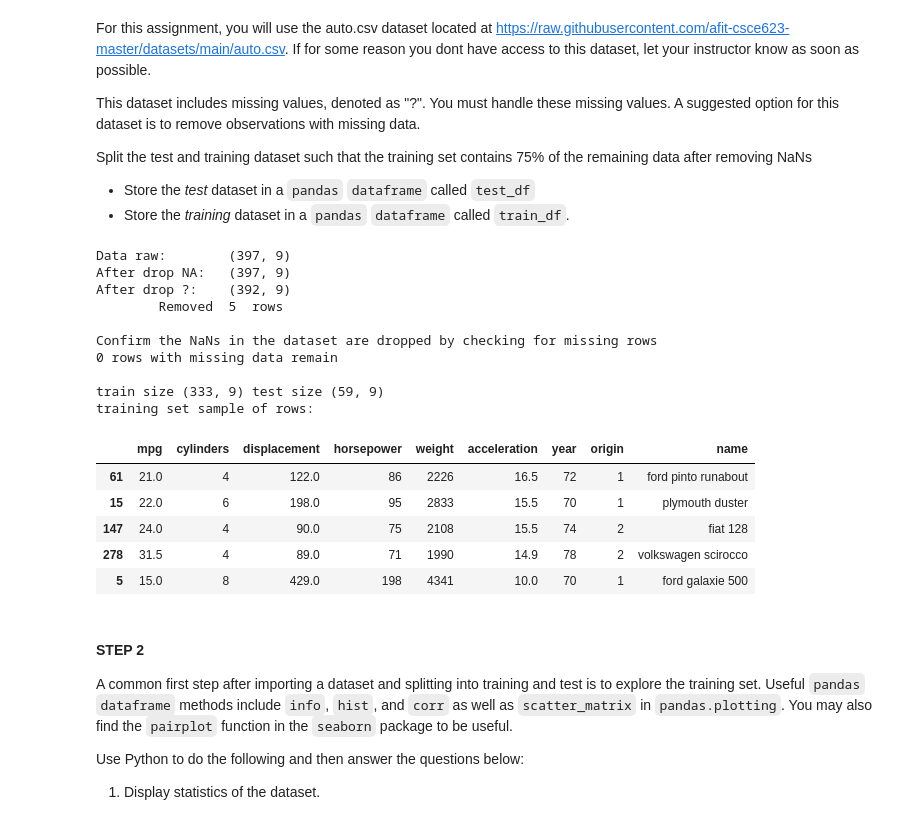
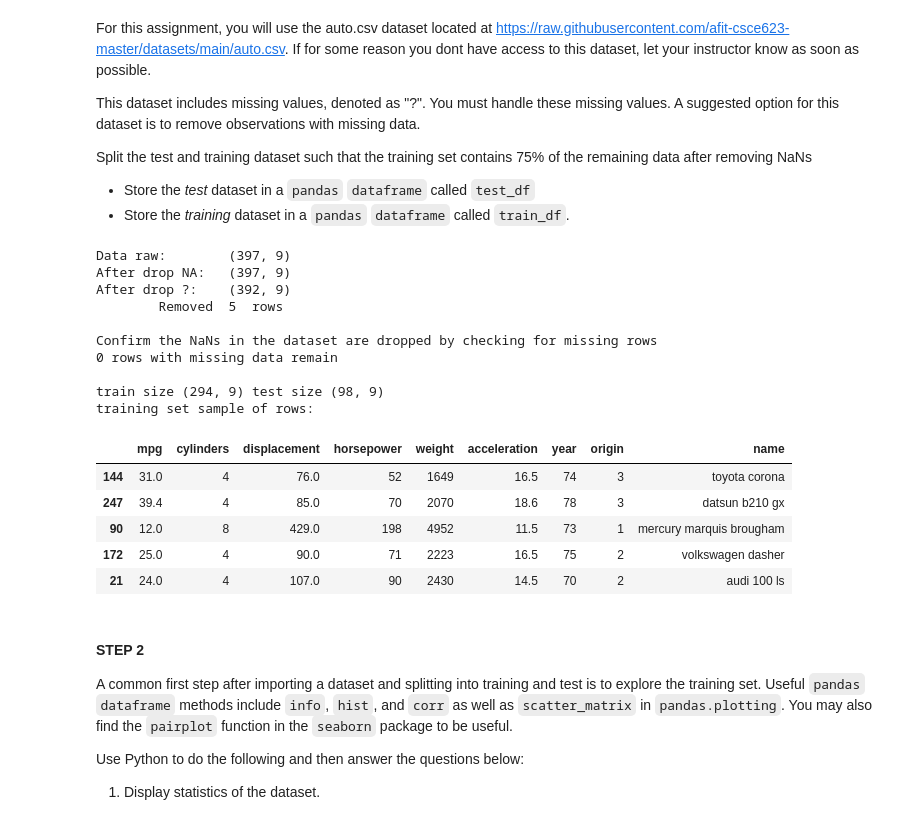
Before and after one commit to TheCodeheadMT/623-SML, a Jupyter notebook: HW2_TODD_MICHAEL (1).ipynb, the cells around one changed output. Saved outputs shown, nothing was run; the diff lists cells and outputs as text; code cells hidden in the pictures.

```diff
--- a/HW2_TODD_MICHAEL (1).ipynb
+++ b/HW2_TODD_MICHAEL (1).ipynb
@@ -118,7 +118,7 @@ Split the test and training dataset such that the training set contains 75% of t
 #STUDENT CODE - insert code to load auto.csv using pandas and preprocess it (handle missing values)
 # store your data in a dataframe called 'data'
 
-random_state = 42  #for reproducability during train_test_split
+rand_seed = 0  #for reproducability during train_test_split
 
 ### ------------  STUDENT CODE HERE----------------
 #load data into pandas dataframe
@@ -146,40 +146,40 @@ if raw_cnt > data.shape[0]:
 data['horsepower'] = data['horsepower'].astype(np.int64)
 
 #split data into training (75%) and test (15%)
-(train_df, test_df) = train_test_split(data, test_size=0.15, random_state=0)
+(train_df, test_df) = train_test_split(data, test_size=0.25, random_state=rand_seed)
 
 
 
 ### ------------ END STUDENT CODE HERE----------------|
 
 
 print("\nConfirm the NaNs in the dataset are dropped by checking for missing rows")
 missing_df = data[data.isna().any(axis=1)]
 print(missing_df.shape[0], "rows with missing data remain\n")
 
 #show the dataset was loaded by displaying first few rows
 print("train size",train_df.shape, "test size", test_df.shape)
 print("training set sample of rows:")
 display(train_df.head())
 
 STEP_01_COMPLETE = True
 # %% [output]
 Data raw:        (397, 9)
 After drop NA:   (397, 9)
 After drop ?:    (392, 9)
         Removed  5  rows
 
 Confirm the NaNs in the dataset are dropped by checking for missing rows
 0 rows with missing data remain
 
-train size (333, 9) test size (59, 9)
+train size (294, 9) test size (98, 9)
 training set sample of rows:
 |  | mpg | cylinders | displacement | horsepower | weight | acceleration | year | origin | name |
-| 61 | 21.0 | 4 | 122.0 | 86 | 2226 | 16.5 | 72 | 1 | ford pinto runabout |
-| 15 | 22.0 | 6 | 198.0 | 95 | 2833 | 15.5 | 70 | 1 | plymouth duster |
-| 147 | 24.0 | 4 | 90.0 | 75 | 2108 | 15.5 | 74 | 2 | fiat 128 |
-| 278 | 31.5 | 4 | 89.0 | 71 | 1990 | 14.9 | 78 | 2 | volkswagen scirocco |
-| 5 | 15.0 | 8 | 429.0 | 198 | 4341 | 10.0 | 70 | 1 | ford galaxie 500 |
+| 144 | 31.0 | 4 | 76.0 | 52 | 1649 | 16.5 | 74 | 3 | toyota corona |
+| 247 | 39.4 | 4 | 85.0 | 70 | 2070 | 18.6 | 78 | 3 | datsun b210 gx |
+| 90 | 12.0 | 8 | 429.0 | 198 | 4952 | 11.5 | 73 | 1 | mercury marquis brougham |
+| 172 | 25.0 | 4 | 90.0 | 71 | 2223 | 16.5 | 75 | 2 | volkswagen dasher |
+| 21 | 24.0 | 4 | 107.0 | 90 | 2430 | 14.5 | 70 | 2 | audi 100 ls |
 # %% [markdown]
 #### STEP 2
 A common first step after importing a dataset and splitting into training and test is to explore the training set. Useful `pandas` `dataframe` methods include `info`, `hist`, and `corr` as well as `scatter_matrix` in `pandas.plotting`. You may also find the `pairplot` function in the `seaborn` package to be useful.
```
Also changed, not shown: parts of 15 cells of this notebook.
